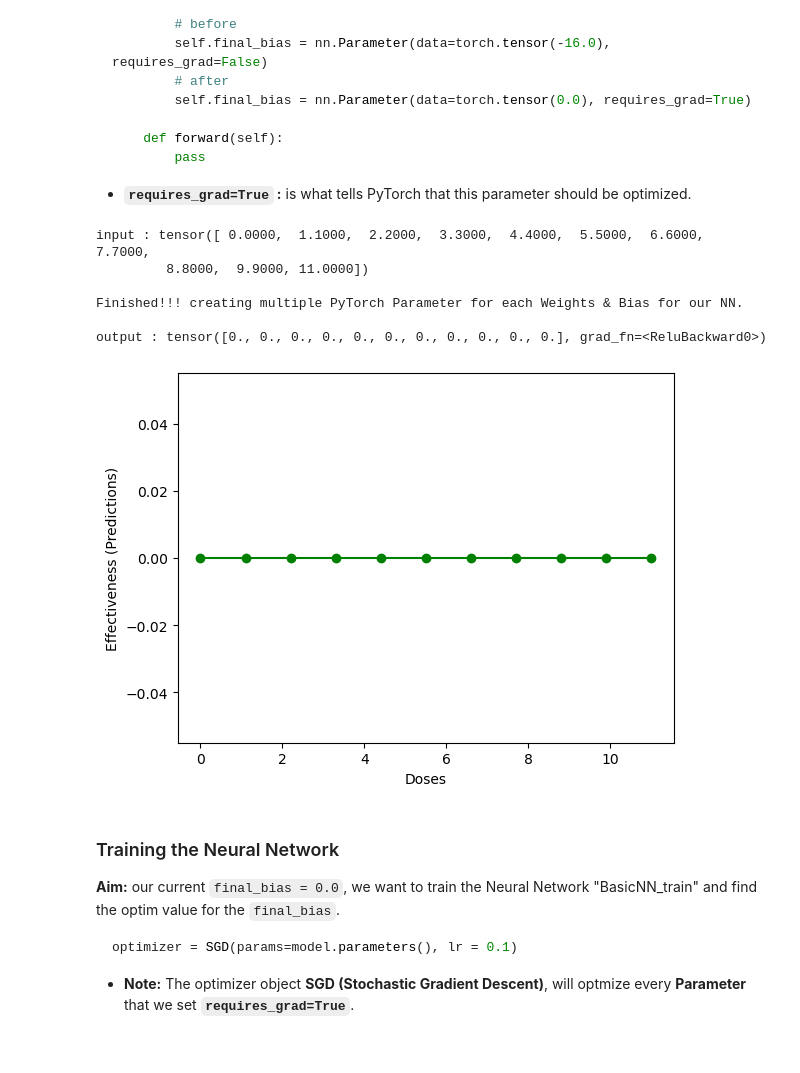
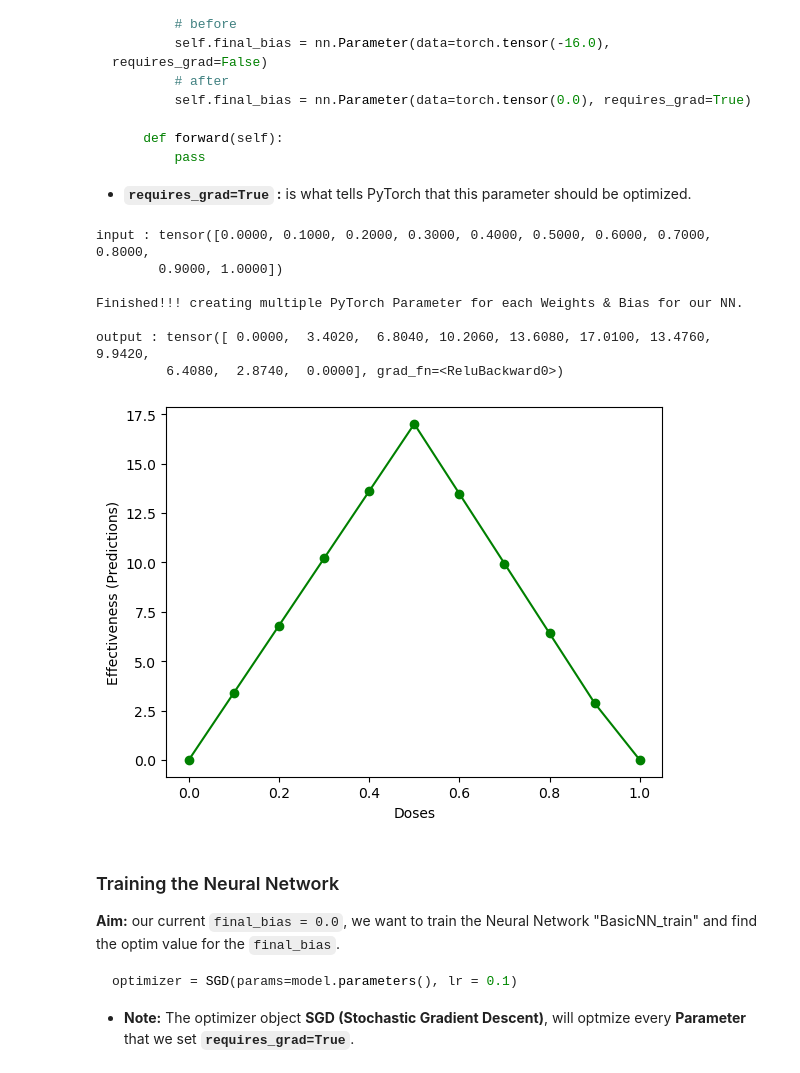
Before and after one commit to subratamondal1/Deep-Learning-with-PyTorch, a Jupyter notebook: statquest-deep-learning.ipynb, the cells around one changed output. Saved outputs shown, nothing was run; the diff lists cells and outputs as text; code cells hidden in the pictures.

```diff
--- a/statquest-deep-learning.ipynb
+++ b/statquest-deep-learning.ipynb
@@ -49,8 +49,8 @@ import matplotlib.pyplot as plt
 
 # The Neural Network (BasicNN) inherits from a PyTorch class called Module
 class BasicNN(nn.Module):
-    def __init__(self): # initialization method for our new class i.e BasicNN
-        super().__init__() # calls the initialization method of the parent class i.e Module
+    def __init__(self): # Initialization method for our new class i.e BasicNN
+        super().__init__() # calling the initialization method of the parent class i.e Module
 
         ### initialize the weights & biases in our Neural Network ###
         # the first weight w00
@@ -88,18 +88,21 @@ class BasicNN(nn.Module):
         scaled_bottom_relu_output = bottom_relu_output * self.w11
 
         ### Now add the top and bottom scaled values to the final bias
-        input_to_final_relu = scaled_top_relu_output + scaled_bottom_relu_output + self.final_bias
+        input_to_final_relu = (scaled_top_relu_output + scaled_bottom_relu_output + self.final_bias)
         ### Now pass the final dot product "input_to_final_relu" to the Activation Function to get the Final Output
         # Final Output
         output = F.relu(input_to_final_relu)
 
         return output
 
-input_doses = torch.linspace(start = 0, end = 11, steps = 11)
+# Make a quick test of our model
+input_doses = torch.linspace(start = 0, end = 1, steps = 11, dtype = torch.float)
 print(f"input : {input_doses}")
+
 ### Now, the idea is to pass these input_doses through our Neural Network "BasicNN"
 model = BasicNN()
 
+# "model" calls the "forward" method by deafault
 output = model(input_doses)
 print(f"output : {output}")
 
@@ -184,39 +188,43 @@ class BasicNN_train(nn.Module):
         ### Now do the same for the Bottom
         # (y = input * weight + b)
         input_to_bottom_relu = input * self.w10 + self.b10
         # Pass the input_to_bottom_relu to the activation function
         bottom_relu_output = F.relu(input_to_bottom_relu)
         scaled_bottom_relu_output = bottom_relu_output * self.w11
 
         ### Now add the top and bottom scaled values to the final bias
-        input_to_final_relu = scaled_top_relu_output + scaled_bottom_relu_output + self.final_bias
+        input_to_final_relu = (scaled_top_relu_output + scaled_bottom_relu_output + self.final_bias)
         ### Now pass the final dot product "input_to_final_relu" to the Activation Function to get the Final Output
         # Final Output
         output = F.relu(input_to_final_relu)
 
         return output
 
-input_doses = torch.linspace(start = 0, end = 11, steps = 11)
+# Make a quick test of our model
+input_doses = torch.linspace(start = 0, end = 1, steps = 11)
 print(f"input : {input_doses}")
+
 ### Now, the idea is to pass these input_doses through our Neural Network "BasicNN"
 model = BasicNN_train()
 
+# "model" calls the "forward" method by deafault
 output = model(input_doses)
 print(f"output : {output}")
 
 ### output.detach() to create a new tensor that only has the values because the "final_bias" now has a gradient
 plt.plot(input_doses, output.detach(), color = "g", marker = "o")
 plt.xlabel("Doses")
 plt.ylabel("Effectiveness (Predictions)")
 plt.show()
 # %% [output]
-input : tensor([ 0.0000,  1.1000,  2.2000,  3.3000,  4.4000,  5.5000,  6.6000,  7.7000,
-         8.8000,  9.9000, 11.0000])
+input : tensor([0.0000, 0.1000, 0.2000, 0.3000, 0.4000, 0.5000, 0.6000, 0.7000, 0.8000,
+        0.9000, 1.0000])
 
 Finished!!! creating multiple PyTorch Parameter for each Weights & Bias for our NN.
 
-output : tensor([0., 0., 0., 0., 0., 0., 0., 0., 0., 0., 0.], grad_fn=<ReluBackward0>)
+output : tensor([ 0.0000,  3.4020,  6.8040, 10.2060, 13.6080, 17.0100, 13.4760,  9.9420,
+         6.4080,  2.8740,  0.0000], grad_fn=<ReluBackward0>)
-[figure, old version]
+[figure, new version]
 # %% [markdown]
 ### Training the Neural Network
 **Aim:** our current `final_bias = 0.0`, we want to train the Neural Network "BasicNN_train" and find the optim value for the `final_bias`.
```
Also changed, not shown: parts of 14 cells of this notebook.
